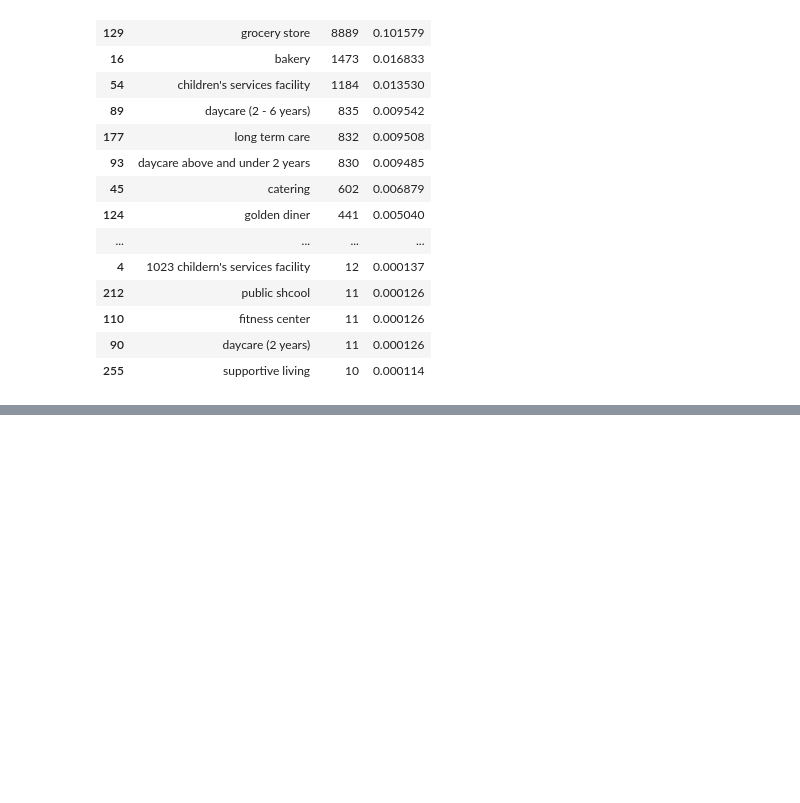
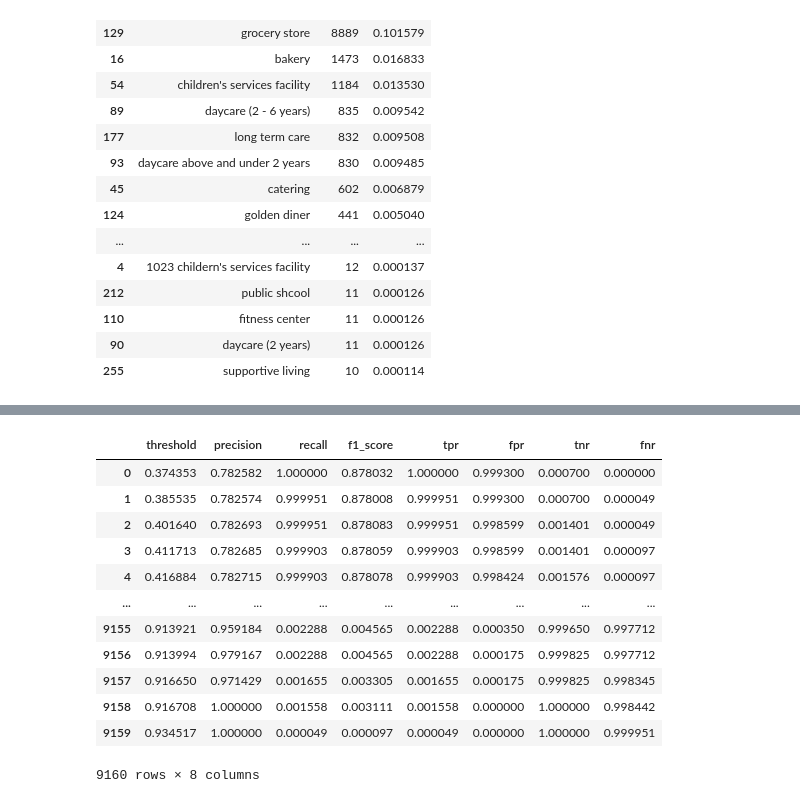
Before and after one commit to Acturio/DPA-Project, a Jupyter notebook: Feature_Engineering_DPA.ipynb, the cells around one changed output, grey strips where cells are left out. Cells and saved outputs as stored; diff of their text form; code cells hidden in the pictures; blank space fills up the shorter version.

```diff
--- a/Feature_Engineering_DPA.ipynb
+++ b/Feature_Engineering_DPA.ipynb
@@ -613,0 +1196,7 @@ in_v
+# %%
+#### Precision, recall, thresholds
+from sklearn.metrics import precision_recall_curve
+
+precision, recall, thresholds_2 = precision_recall_curve(y_test, predicted_scores[:,1], pos_label=1)
+# %%
+thresholds_2 = np.append(thresholds_2, 1)
@@ -613,0 +1209,30 @@ in_v
+# %%
+def get_metrics_report(fpr, tpr, thresholds, precision, recall, thresholds_2):
+    df_1 = pd.DataFrame({'threshold': thresholds_2,'precision': precision,
+                    'recall': recall})
+    df_1['f1_score'] = 2 * (df_1.precision * df_1.recall) / (df_1.precision + df_1.recall)
+
+    df_2 = pd.DataFrame({'tpr': tpr, 'fpr': fpr, 'threshold': thresholds})
+    df_2['tnr'] = 1 - df_2['fpr']
+    df_2['fnr'] = 1 - df_2['tpr']
+
+    df = df_1.merge(df_2, on="threshold")
+
+    return df
+# %%
+metrics_report = get_metrics_report(fpr, tpr, thresholds, precision, recall, thresholds_2)
+metrics_report
+# %% [output]
+|  | threshold | precision | recall | f1_score | tpr | fpr | tnr | fnr |
+| 0 | 0.374353 | 0.782582 | 1.000000 | 0.878032 | 1.000000 | 0.999300 | 0.000700 | 0.000000 |
+| 1 | 0.385535 | 0.782574 | 0.999951 | 0.878008 | 0.999951 | 0.999300 | 0.000700 | 0.000049 |
+| 2 | 0.401640 | 0.782693 | 0.999951 | 0.878083 | 0.999951 | 0.998599 | 0.001401 | 0.000049 |
+| 3 | 0.411713 | 0.782685 | 0.999903 | 0.878059 | 0.999903 | 0.998599 | 0.001401 | 0.000097 |
+| 4 | 0.416884 | 0.782715 | 0.999903 | 0.878078 | 0.999903 | 0.998424 | 0.001576 | 0.000097 |
+| ... | ... | ... | ... | ... | ... | ... | ... | ... |
+| 9155 | 0.913921 | 0.959184 | 0.002288 | 0.004565 | 0.002288 | 0.000350 | 0.999650 | 0.997712 |
+| 9156 | 0.913994 | 0.979167 | 0.002288 | 0.004565 | 0.002288 | 0.000175 | 0.999825 | 0.997712 |
+| 9157 | 0.916650 | 0.971429 | 0.001655 | 0.003305 | 0.001655 | 0.000175 | 0.999825 | 0.998345 |
+| 9158 | 0.916708 | 1.000000 | 0.001558 | 0.003111 | 0.001558 | 0.000000 | 1.000000 | 0.998442 |
+| 9159 | 0.934517 | 1.000000 | 0.000049 | 0.000097 | 0.000049 | 0.000000 | 1.000000 | 0.999951 |
+9160 rows × 8 columns
```
Also changed, not shown: parts of 58 cells of this notebook.
